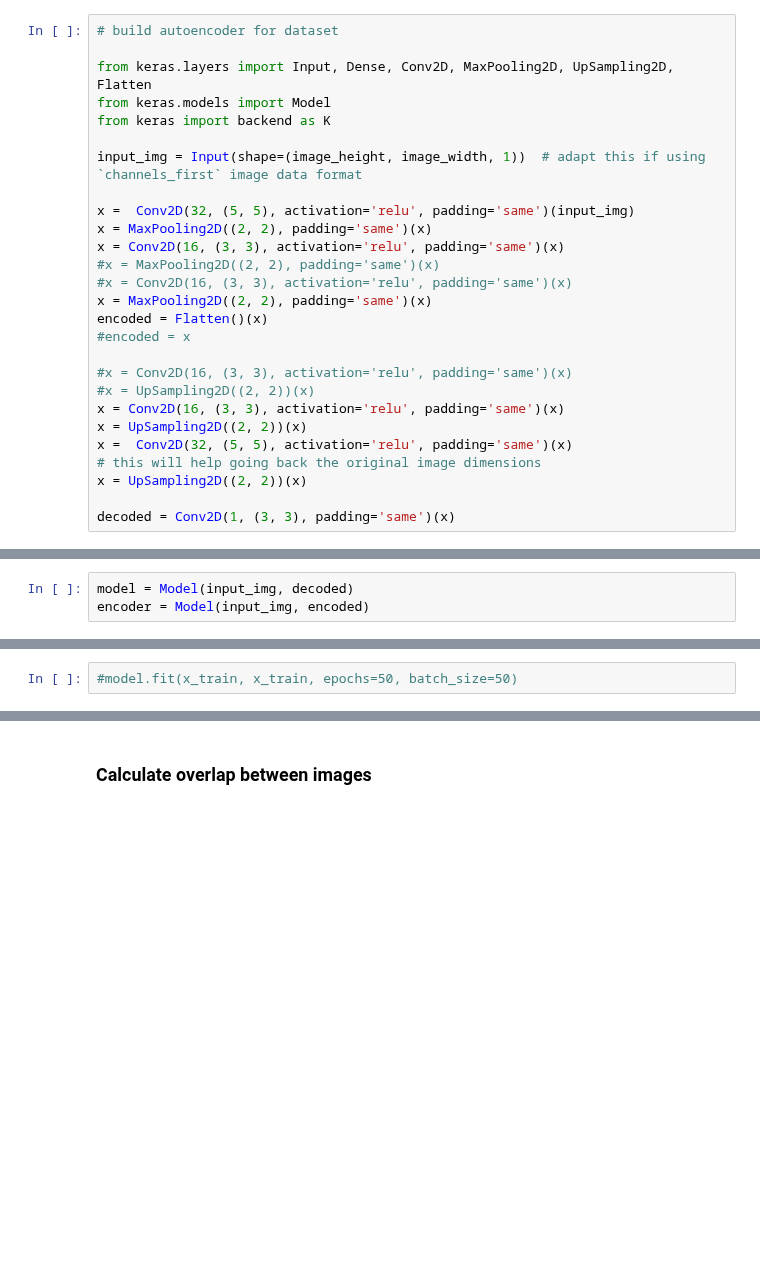
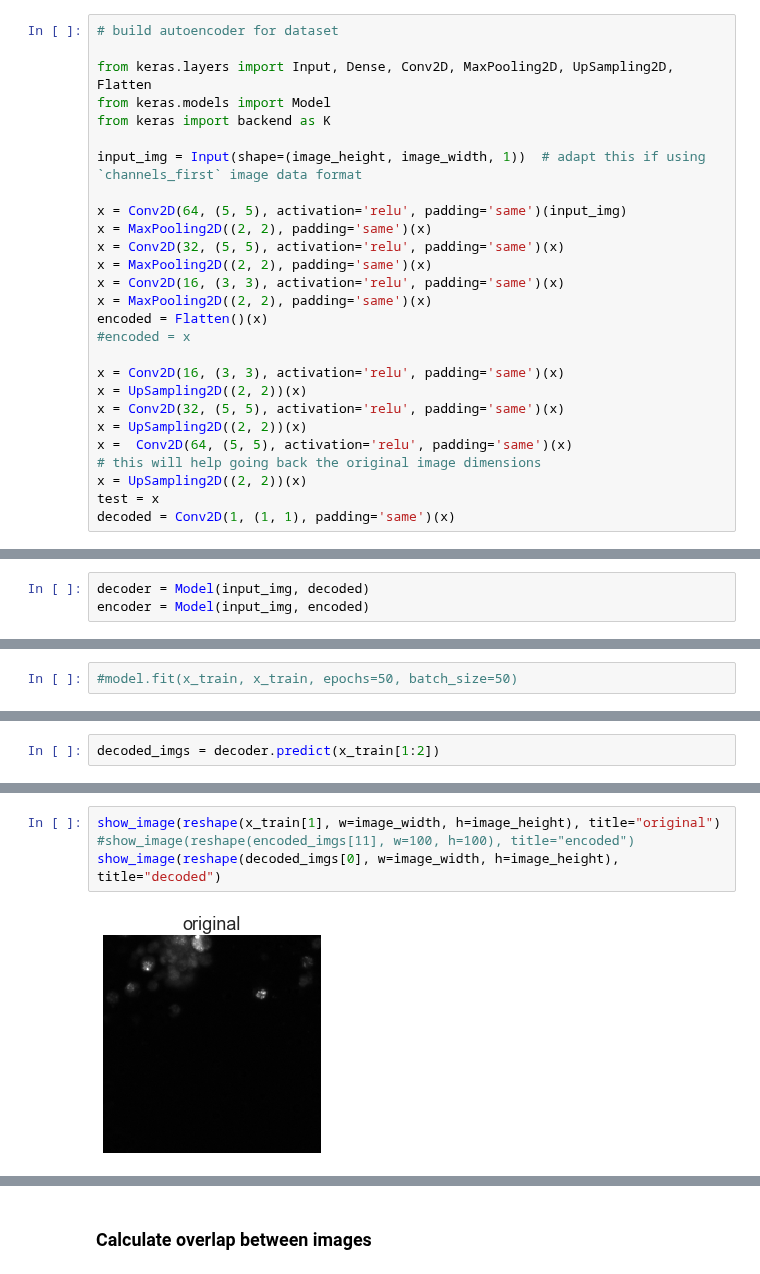
Before and after one commit to leonore/deep-learning-for-immune-cells, a Jupyter notebook: src/cell_autoencoder.ipynb, the cells around one changed output, grey strips where cells are left out. Drawn from its saved outputs; the diff is of its cells as text; blank space fills up the shorter version.

```diff
--- a/src/cell_autoencoder.ipynb
+++ b/src/cell_autoencoder.ipynb
@@ -48,21 +51,21 @@ from keras import backend as K
 
 input_img = Input(shape=(image_height, image_width, 1))  # adapt this if using `channels_first` image data format
 
-x =  Conv2D(32, (5, 5), activation='relu', padding='same')(input_img)
+x = Conv2D(64, (5, 5), activation='relu', padding='same')(input_img)
+x = MaxPooling2D((2, 2), padding='same')(x)
+x = Conv2D(32, (5, 5), activation='relu', padding='same')(x)
 x = MaxPooling2D((2, 2), padding='same')(x)
 x = Conv2D(16, (3, 3), activation='relu', padding='same')(x)
-#x = MaxPooling2D((2, 2), padding='same')(x)
-#x = Conv2D(16, (3, 3), activation='relu', padding='same')(x)
 x = MaxPooling2D((2, 2), padding='same')(x)
 encoded = Flatten()(x)
 #encoded = x
 
-#x = Conv2D(16, (3, 3), activation='relu', padding='same')(x)
-#x = UpSampling2D((2, 2))(x)
 x = Conv2D(16, (3, 3), activation='relu', padding='same')(x)
 x = UpSampling2D((2, 2))(x)
-x =  Conv2D(32, (5, 5), activation='relu', padding='same')(x)
+x = Conv2D(32, (5, 5), activation='relu', padding='same')(x)
+x = UpSampling2D((2, 2))(x)
+x =  Conv2D(64, (5, 5), activation='relu', padding='same')(x)
 # this will help going back the original image dimensions
 x = UpSampling2D((2, 2))(x)
-
-decoded = Conv2D(1, (3, 3), padding='same')(x)
+test = x
+decoded = Conv2D(1, (1, 1), padding='same')(x)
@@ -72,3 +72,3 @@ WARNING:tensorflow:From /Users/Leonore/Documents/Workspace/venv/ml/lib/python3.6
 # %%
-model = Model(input_img, decoded)
+decoder = Model(input_img, decoded)
 encoder = Model(input_img, encoded)
@@ -107,0 +123,2 @@ plot_results(x_test, encoded_imgs, y_test, cmap="gist_yarg")
+# %%
+decoded_imgs = decoder.predict(x_train[1:2])
@@ -107,0 +145,6 @@ plot_results(x_test, encoded_imgs, y_test, cmap="gist_yarg")
+# %%
+show_image(reshape(x_train[1], w=image_width, h=image_height), title="original")
+#show_image(reshape(encoded_imgs[11], w=100, h=100), title="encoded")
+show_image(reshape(decoded_imgs[0], w=image_width, h=image_height), title="decoded")
+# %% [output]
+[figure, added]
```
Also changed, not shown: parts of 30 cells of this notebook, 3 other files.
